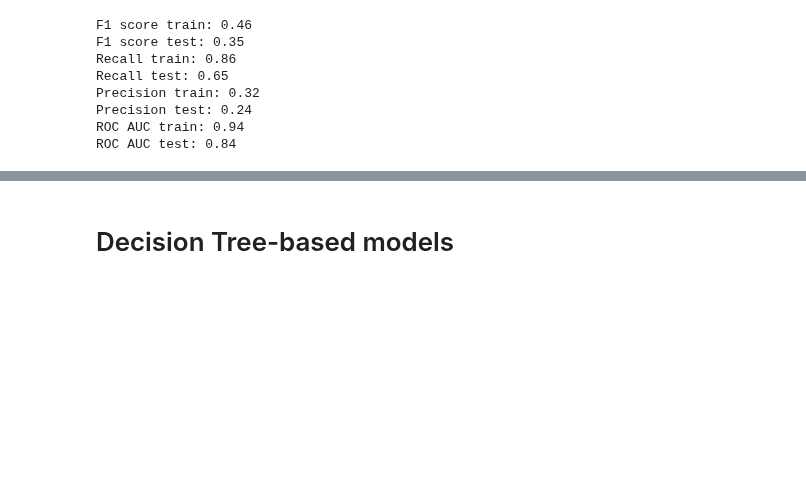
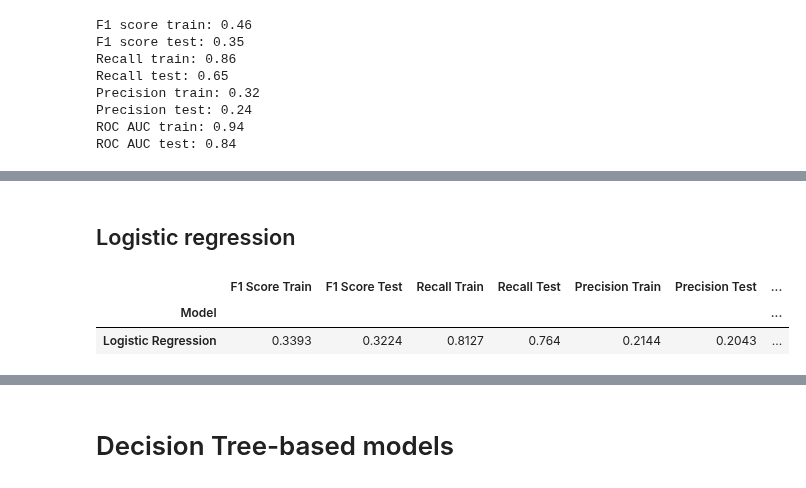
Before and after one commit to balintstewart77/magnimind-assignments, a Jupyter notebook: Capstone project/Heart Disease/notebooks/heart_prediction_balint.ipynb, the cells around one changed output, grey strips where cells are left out. Drawn from its saved outputs; the diff is of its cells as text; code cells hidden in the pictures; blank space fills up the shorter version.

```diff
--- a/Capstone project/Heart Disease/notebooks/heart_prediction_balint.ipynb
+++ b/Capstone project/Heart Disease/notebooks/heart_prediction_balint.ipynb
@@ -717,0 +728,50 @@ plt.show()
+# %% [markdown]
+## Logistic regression
+# %%
+from sklearn.linear_model import LogisticRegression
+# Initialize Logistic Regression model with class weights
+logreg = LogisticRegression(class_weight={0: 1.0, 1: scale_pos_weight}, random_state=42, max_iter=1000)
+
+# Train the model
+logreg.fit(X_train_scaled, y_train)
+
+# Predict probabilities
+y_train_probs = logreg.predict_proba(X_train_scaled)[:, 1]  # Probabilities for class 1
+y_test_probs = logreg.predict_proba(X_test_scaled)[:, 1]
+
+# Evaluate model performance
+# Training Metrics
+f1_train = f1_score(y_train, y_train_pred)
+recall_train = recall_score(y_train, y_train_pred)
+precision_train = precision_score(y_train, y_train_pred)
+roc_auc_train = roc_auc_score(y_train, y_train_probs)
+
+# Testing Metrics
+f1_test = f1_score(y_test, y_test_pred)
+recall_test = recall_score(y_test, y_test_pred)
+precision_test = precision_score(y_test, y_test_pred)
+roc_auc_test = roc_auc_score(y_test, y_test_probs)
+
+metrics = {
+    "Model": "Logistic Regression",
+    "F1 Score Train": round(f1_train, 4),
+    "F1 Score Test": round(f1_test, 4),
+    "Recall Train": round(recall_train, 4),
+    "Recall Test": round(recall_test, 4),
+    "Precision Train": round(precision_train, 4),
+    "Precision Test": round(precision_test, 4),
+    "ROC AUC Train": round(roc_auc_train, 4),
+    "ROC AUC Test": round(roc_auc_test, 4)
+}
+
+# Convert to a DataFrame
+log_reg_metrics_df = pd.DataFrame([metrics])
+
+# Set 'Model' column as index
+log_reg_metrics_df.set_index("Model", inplace=True)
+
+log_reg_metrics_df.head()
+# %% [output]
+|  | F1 Score Train | F1 Score Test | Recall Train | Recall Test | Precision Train | Precision Test | ... |
+| Model |  |  |  |  |  |  | ... |
+| Logistic Regression | 0.3393 | 0.3224 | 0.8127 | 0.764 | 0.2144 | 0.2043 | ... |
```
Also changed, not shown: parts of 22 cells of this notebook, 3 other files.
